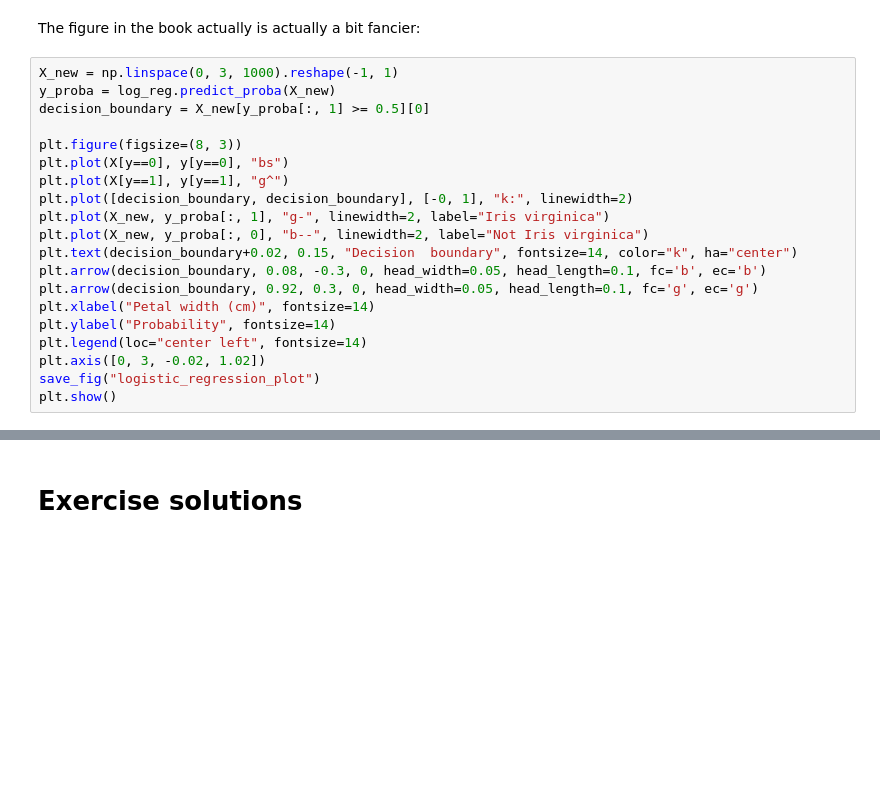
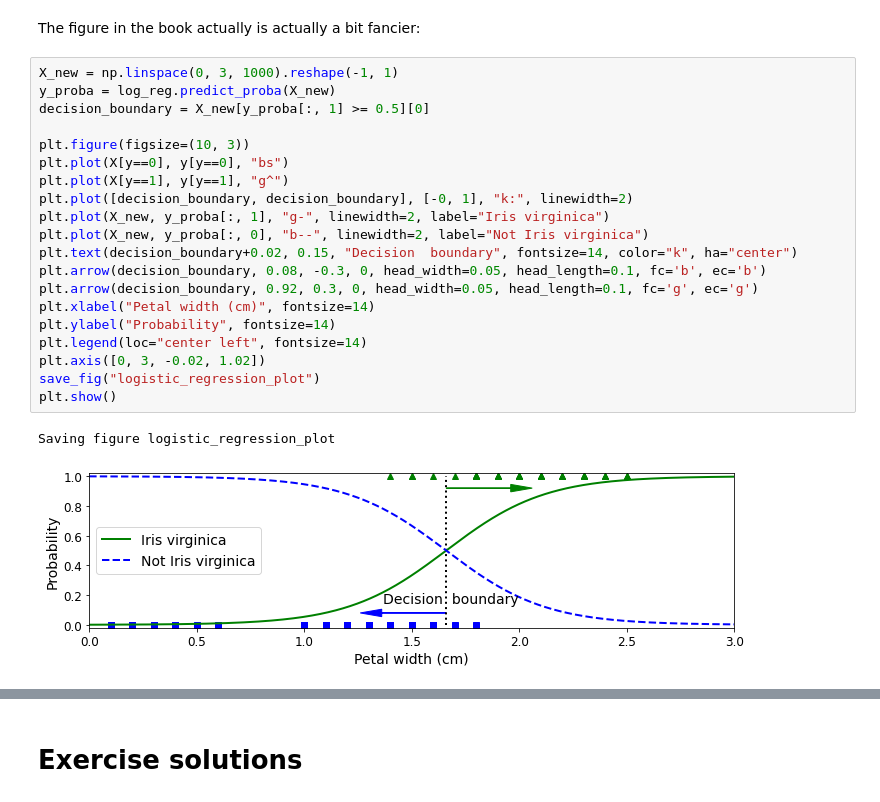
Before and after one commit to aloiswirth/handson-ml2, a Jupyter notebook: 04_training_linear_models.ipynb, the cells around one changed output, grey strips where cells are left out. Saved outputs shown, nothing was run; the diff lists cells and outputs as text; blank space fills up the shorter version.

```diff
--- a/04_training_linear_models.ipynb
+++ b/04_training_linear_models.ipynb
@@ -1071,22 +1089,25 @@ The figure in the book actually is actually a bit fancier:
 # %%
 X_new = np.linspace(0, 3, 1000).reshape(-1, 1)
 y_proba = log_reg.predict_proba(X_new)
 decision_boundary = X_new[y_proba[:, 1] >= 0.5][0]
 
-plt.figure(figsize=(8, 3))
+plt.figure(figsize=(10, 3))
 plt.plot(X[y==0], y[y==0], "bs")
 plt.plot(X[y==1], y[y==1], "g^")
 plt.plot([decision_boundary, decision_boundary], [-0, 1], "k:", linewidth=2)
 plt.plot(X_new, y_proba[:, 1], "g-", linewidth=2, label="Iris virginica")
 plt.plot(X_new, y_proba[:, 0], "b--", linewidth=2, label="Not Iris virginica")
 plt.text(decision_boundary+0.02, 0.15, "Decision  boundary", fontsize=14, color="k", ha="center")
 plt.arrow(decision_boundary, 0.08, -0.3, 0, head_width=0.05, head_length=0.1, fc='b', ec='b')
 plt.arrow(decision_boundary, 0.92, 0.3, 0, head_width=0.05, head_length=0.1, fc='g', ec='g')
 plt.xlabel("Petal width (cm)", fontsize=14)
 plt.ylabel("Probability", fontsize=14)
 plt.legend(loc="center left", fontsize=14)
 plt.axis([0, 3, -0.02, 1.02])
 save_fig("logistic_regression_plot")
 plt.show()
+# %% [output]
+Saving figure logistic_regression_plot
+[figure, added]
 # %%
 decision_boundary
```
Also changed, not shown: parts of 33 cells of this notebook.
